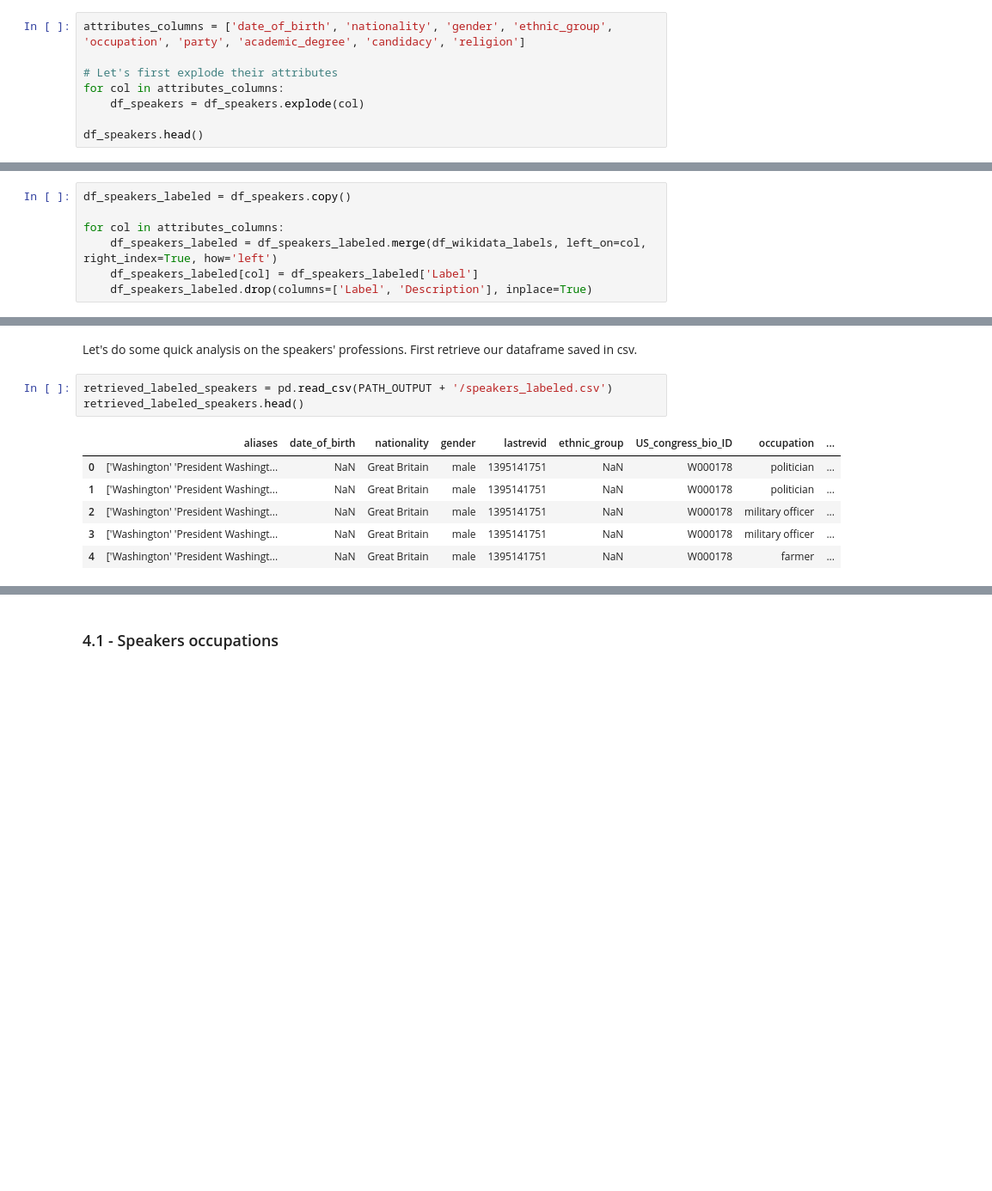
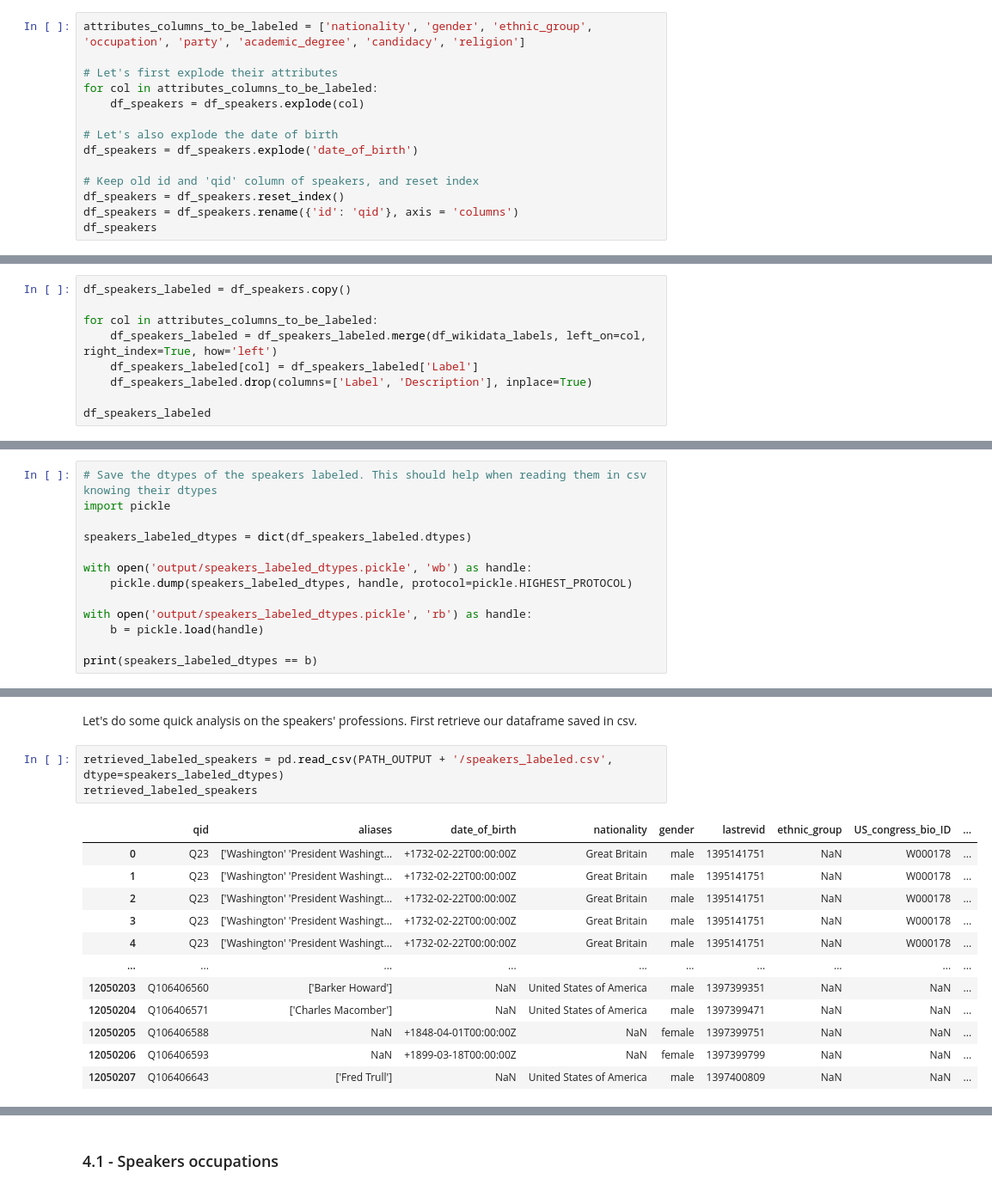
Before and after one commit to epfl-ada/ada-2021-project-comic-sans, a Jupyter notebook: speakers_analysis.ipynb, the cells around one changed output, grey strips where cells are left out. Shown: that part at 86% size. Drawn from its saved outputs; the diff is of its cells as text; blank space fills up the shorter version.

```diff
--- a/speakers_analysis.ipynb
+++ b/speakers_analysis.ipynb
@@ -67,11 +67,17 @@ As we can see that dropping all speakers with undefined attributes is unrealisti
 # %% [markdown]
 ## 2 - Merging speakers attributes qids with wikidata labels
 # %%
-attributes_columns = ['date_of_birth', 'nationality', 'gender', 'ethnic_group', 'occupation', 'party', 'academic_degree', 'candidacy', 'religion']
+attributes_columns_to_be_labeled = ['nationality', 'gender', 'ethnic_group', 'occupation', 'party', 'academic_degree', 'candidacy', 'religion']
 
 # Let's first explode their attributes
-for col in attributes_columns:
+for col in attributes_columns_to_be_labeled:
     df_speakers = df_speakers.explode(col)
 
-df_speakers.head()
+# Let's also explode the date of birth
+df_speakers = df_speakers.explode('date_of_birth')
+
+# Keep old id and 'qid' column of speakers, and reset index
+df_speakers = df_speakers.reset_index()
+df_speakers = df_speakers.rename({'id': 'qid'}, axis = 'columns')
+df_speakers
 # %% [output]
@@ -196,7 +204,9 @@ df_speakers[df_speakers.label == 'Donald Trump'][['date_of_birth', 'age', 'age_g
 # %%
 df_speakers_labeled = df_speakers.copy()
 
-for col in attributes_columns:
+for col in attributes_columns_to_be_labeled:
     df_speakers_labeled = df_speakers_labeled.merge(df_wikidata_labels, left_on=col, right_index=True, how='left')
     df_speakers_labeled[col] = df_speakers_labeled['Label']
     df_speakers_labeled.drop(columns=['Label', 'Description'], inplace=True)
+
+df_speakers_labeled
@@ -238,3 +253,16 @@ Length of final labeled speakers dataframe 12050208
 ## 3 - Save result to disk for quick future retrieval
 # %%
 df_speakers_labeled.to_csv(PATH_OUTPUT + '/speakers_labeled.csv', index=False)
+# %%
+# Save the dtypes of the speakers labeled. This should help when reading them in csv knowing their dtypes
+import pickle
+
+speakers_labeled_dtypes = dict(df_speakers_labeled.dtypes)
+
+with open('output/speakers_labeled_dtypes.pickle', 'wb') as handle:
+    pickle.dump(speakers_labeled_dtypes, handle, protocol=pickle.HIGHEST_PROTOCOL)
+
+with open('output/speakers_labeled_dtypes.pickle', 'rb') as handle:
+    b = pickle.load(handle)
+
+print(speakers_labeled_dtypes == b)
@@ -243,12 +273,18 @@ df_speakers_labeled.to_csv(PATH_OUTPUT + '/speakers_labeled.csv', index=False)
 # %% [markdown]
 Let's do some quick analysis on the speakers' professions. First retrieve our dataframe saved in csv.
 # %%
-retrieved_labeled_speakers = pd.read_csv(PATH_OUTPUT + '/speakers_labeled.csv')
-retrieved_labeled_speakers.head()
+retrieved_labeled_speakers = pd.read_csv(PATH_OUTPUT + '/speakers_labeled.csv', dtype=speakers_labeled_dtypes)
+retrieved_labeled_speakers
 # %% [output]
-|  | aliases | date_of_birth | nationality | gender | lastrevid | ethnic_group | US_congress_bio_ID | occupation | ... |
-| 0 | ['Washington' 'President Washingt... | NaN | Great Britain | male | 1395141751 | NaN | W000178 | politician | ... |
-| 1 | ['Washington' 'President Washingt... | NaN | Great Britain | male | 1395141751 | NaN | W000178 | politician | ... |
-| 2 | ['Washington' 'President Washingt... | NaN | Great Britain | male | 1395141751 | NaN | W000178 | military officer | ... |
-| 3 | ['Washington' 'President Washingt... | NaN | Great Britain | male | 1395141751 | NaN | W000178 | military officer | ... |
-| 4 | ['Washington' 'President Washingt... | NaN | Great Britain | male | 1395141751 | NaN | W000178 | farmer | ... |
+|  | qid | aliases | date_of_birth | nationality | gender | lastrevid | ethnic_group | US_congress_bio_ID | ... |
+| 0 | Q23 | ['Washington' 'President Washingt... | +1732-02-22T00:00:00Z | Great Britain | male | 1395141751 | NaN | W000178 | ... |
+| 1 | Q23 | ['Washington' 'President Washingt... | +1732-02-22T00:00:00Z | Great Britain | male | 1395141751 | NaN | W000178 | ... |
+| 2 | Q23 | ['Washington' 'President Washingt... | +1732-02-22T00:00:00Z | Great Britain | male | 1395141751 | NaN | W000178 | ... |
+| 3 | Q23 | ['Washington' 'President Washingt... | +1732-02-22T00:00:00Z | Great Britain | male | 1395141751 | NaN | W000178 | ... |
+| 4 | Q23 | ['Washington' 'President Washingt... | +1732-02-22T00:00:00Z | Great Britain | male | 1395141751 | NaN | W000178 | ... |
+| ... | ... | ... | ... | ... | ... | ... | ... | ... | ... |
+| 12050203 | Q106406560 | ['Barker Howard'] | NaN | United States of America | male | 1397399351 | NaN | NaN | ... |
+| 12050204 | Q106406571 | ['Charles Macomber'] | NaN | United States of America | male | 1397399471 | NaN | NaN | ... |
+| 12050205 | Q106406588 | NaN | +1848-04-01T00:00:00Z | NaN | female | 1397399751 | NaN | NaN | ... |
+| 12050206 | Q106406593 | NaN | +1899-03-18T00:00:00Z | NaN | female | 1397399799 | NaN | NaN | ... |
+| 12050207 | Q106406643 | ['Fred Trull'] | NaN | United States of America | male | 1397400809 | NaN | NaN | ... |
```
Also changed, not shown: parts of 12 cells of this notebook, 2 other files.
